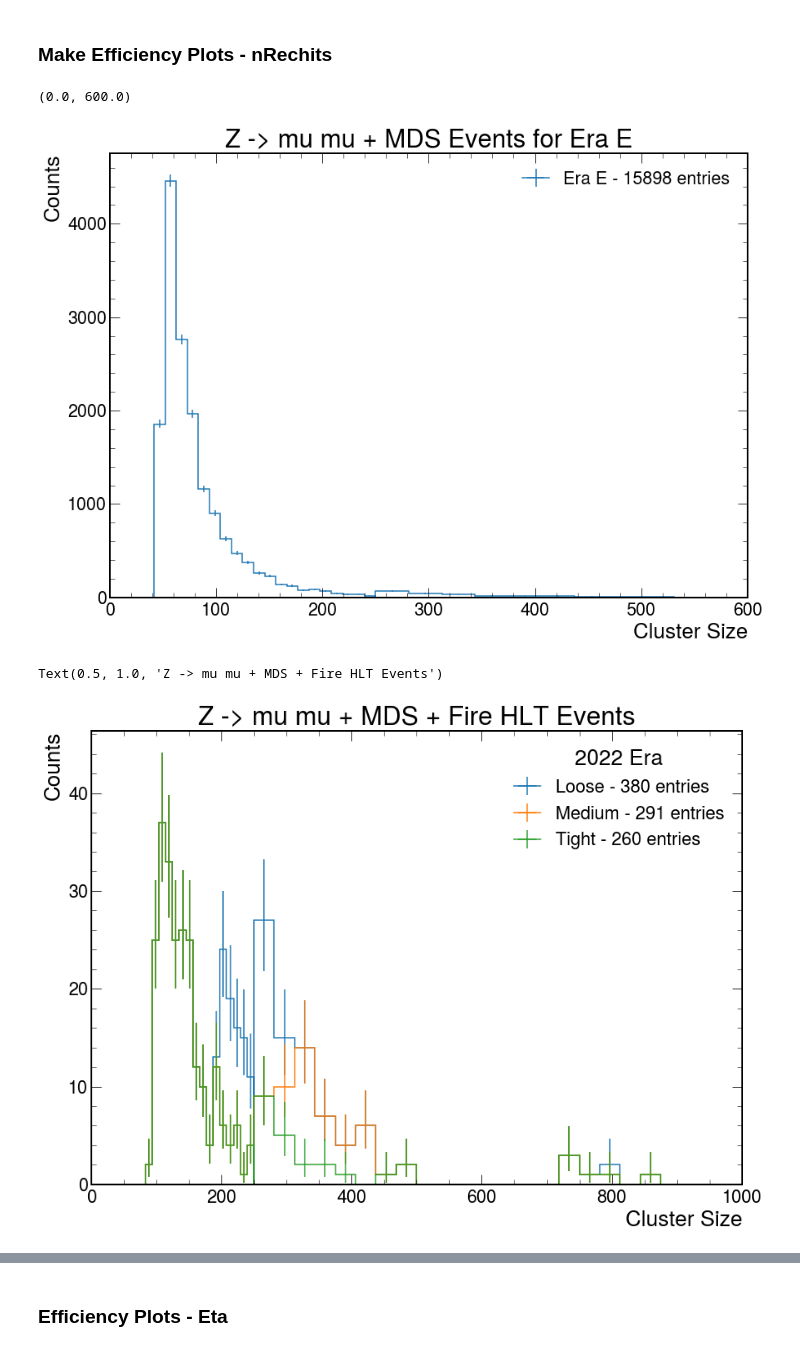
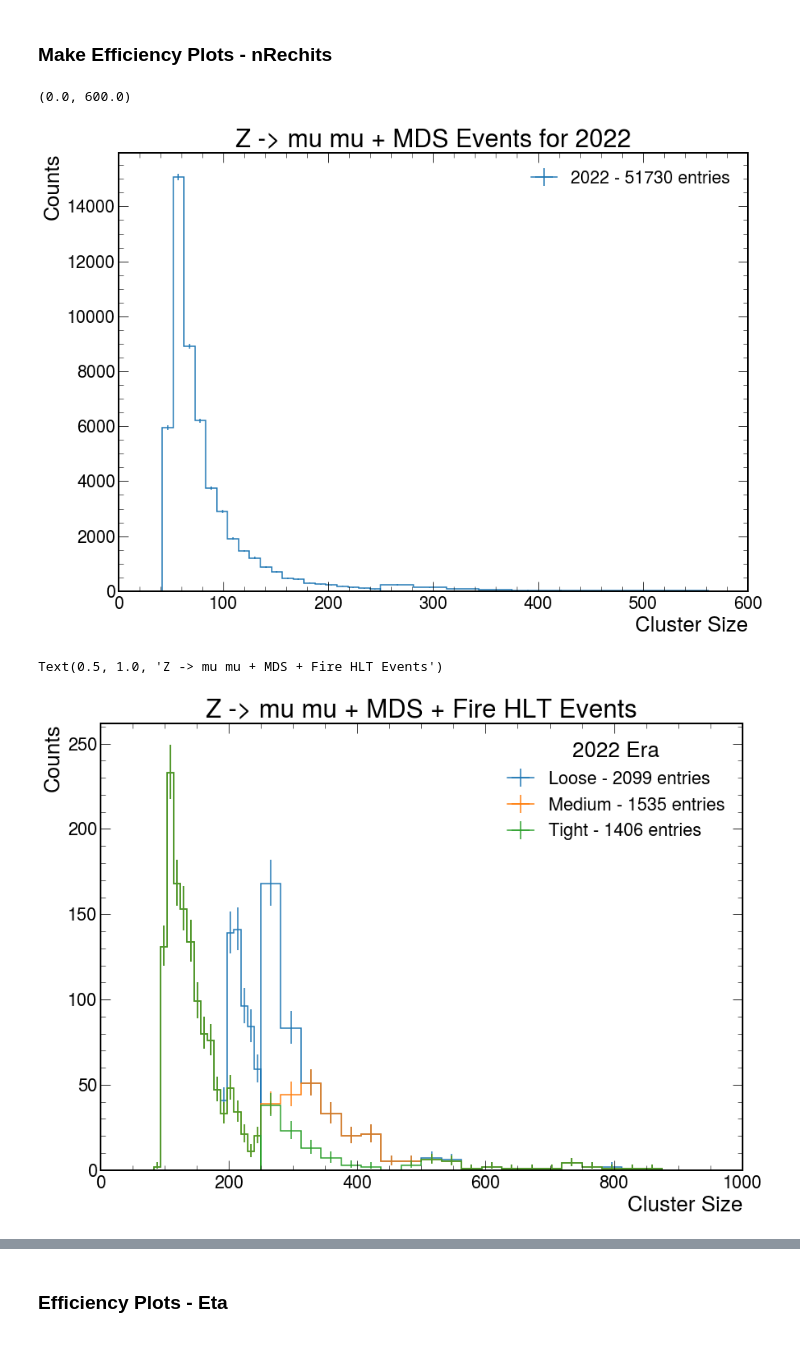
Before and after one commit to AlexAlbert41/run3_llp_analyzer, a Jupyter notebook: Plotting_Scripts/TnP_Plotting_Script_Updated.ipynb, the cells around one changed output, grey strips where cells are left out. Drawn from its saved outputs; the diff is of its cells as text; code cells hidden in the pictures.

Commit message:
with timing veto

```diff
--- a/Plotting_Scripts/TnP_Plotting_Script_Updated.ipynb
+++ b/Plotting_Scripts/TnP_Plotting_Script_Updated.ipynb
@@ -29,6 +27,7 @@ eras = ["Era_E"]
 EraE_Path = "/uscms/home/amalbert/nobackup/CMSSW_10_6_20/src/run3_llp_analyzer/MuonSystem_TnP__Run2022EraE_probeIso40_tightTag_clusterDecisions.root"
 EraF_Path = "/eos/uscms/store/user/amalbert/MDSTriggerEff/TnP_FirstOutput/Run2022EraF.root"
 EraG_Path = "/eos/uscms/store/user/amalbert/MDSTriggerEff/TnP_FirstOutput/Run2022EraG.root"
+all_path = "/uscms/home/amalbert/nobackup/CMSSW_10_6_20/src/run3_llp_analyzer/MuonSystem_TnP_all2022_noJobSplitting_TightTag_LooseIso_TimeVeto.root"
 # %%
 ak.behavior.update(candidate.behavior)
 
@@ -43,4 +42,5 @@ def getLZDF(f,nEvents=-1,version="new"): #lazy dataframe with events that have c
 events_E = getLZDF(EraE_Path)
 events_F = getLZDF(EraF_Path)
 events_G = getLZDF(EraG_Path)
+events_all = getLZDF(all_path)
 # %%
@@ -69,13 +69,15 @@ events_E.fields
 oneClusterEvents = {
     "Era_E": events_E[events_E["nCscRechitClusters"]==1],
     "Era_F": events_F[events_F["nCscRechitClusters"]==1],
-    "Era_G": events_G[events_G["nCscRechitClusters"]==1]
+    "Era_G": events_G[events_G["nCscRechitClusters"]==1],
+    "all": events_all[events_all["nCscRechitClusters"]==1]
 }
 
 moreClusterEvents= {
     "Era_E": events_E[events_E["nCscRechitClusters"]>1],
     "Era_F": events_F[events_F["nCscRechitClusters"]>1],
-    "Era_G": events_G[events_G["nCscRechitClusters"]>1]
+    "Era_G": events_G[events_G["nCscRechitClusters"]>1],
+    "all": events_all[events_all["nCscRechitClusters"]>1]
 }
 # %%
 #validate manual computation of HLT Decision
@@ -150,7 +152,9 @@ plt.xlim(0,200)
 #compute mask for whether a cluster has been matched to a probe muon
 matched_clusters_mask = {}
 for era in eras:
-    matched_clusters_mask[era] = ak.concatenate([ak.flatten(oneClusterEvents[era].cscRechitCluster_matchToProbeMuon), ak.flatten(moreClusterEvents[era].cscRechitCluster_matchToProbeMuon)])
+    one_cluster_mask = np.logical_and(ak.flatten(oneClusterEvents[era].cscRechitCluster_matchToProbeMuon), ak.flatten(oneClusterEvents[era].cscRechitCluster_PassTimeVeto))
+    many_cluster_mask = np.logical_and(ak.flatten(moreClusterEvents[era].cscRechitCluster_matchToProbeMuon), ak.flatten(moreClusterEvents[era].cscRechitCluster_PassTimeVeto))
+    matched_clusters_mask[era] = ak.concatenate([one_cluster_mask, many_cluster_mask])
 # %%
 # load HLT Decisions on a cluster-by-cluster basis
 # use HLT decision for one cluster events, computed "prediction" for events with more than one cluster
@@ -195,42 +199,42 @@ rechits_axis = hist.Cat("sample", "2022 Era")
 plt.style.use(hep.style.CMS)
 plt.figure(figsize=(14,10))
 rechits_hist = hist.Hist("Counts", rechits_axis, bins_rechits)
-arr_to_plot = matched_clusters_nhits["Era_E"]
-rechits_hist.fill(sample = f"Era E - {ak.count(arr_to_plot)} entries", cluster_size=arr_to_plot)
+arr_to_plot = matched_clusters_nhits["all"]
+rechits_hist.fill(sample = f"2022 - {ak.count(arr_to_plot)} entries", cluster_size=arr_to_plot)
 hist.plot1d(rechits_hist, density=False)
 plt.legend()
-plt.title("Z -> mu mu + MDS Events for Era E")
+plt.title("Z -> mu mu + MDS Events for 2022")
 plt.xlim(0,600)
 # %% [output]
 (0.0, 600.0)
-[figure, old version]
+[figure, new version]
 # %%
 plt.style.use(hep.style.CMS)
 plt.figure(figsize=(14,10))
 
 rechits_hist_HLTLoose = hist.Hist("Counts", rechits_axis, bins_rechits)
-arr_to_plot = matched_clusters_nhits["Era_E"][HLT_Loose_Decision["Era_E"]]
+arr_to_plot = matched_clusters_nhits["all"][HLT_Loose_Decision["all"]]
 rechits_hist_HLTLoose.fill(sample = f"Loose - {ak.count(arr_to_plot)} entries", cluster_size=arr_to_plot)
 hist.plot1d(rechits_hist_HLTLoose, density=False)
 
 
 rechits_hist_HLTMedium = hist.Hist("Counts", rechits_axis, bins_rechits)
-arr_to_plot = matched_clusters_nhits["Era_E"][HLT_Medium_Decision["Era_E"]]
+arr_to_plot = matched_clusters_nhits["all"][HLT_Medium_Decision["all"]]
 rechits_hist_HLTMedium.fill(sample = f"Medium - {ak.count(arr_to_plot)} entries", cluster_size=arr_to_plot)
 hist.plot1d(rechits_hist_HLTMedium, density=False)
 
 rechits_hist_HLTTight = hist.Hist("Counts", rechits_axis, bins_rechits)
-arr_to_plot = matched_clusters_nhits["Era_E"][HLT_Tight_Decision["Era_E"]]
+arr_to_plot = matched_clusters_nhits["all"][HLT_Tight_Decision["all"]]
 rechits_hist_HLTTight.fill(sample = f"Tight - {ak.count(arr_to_plot)} entries", cluster_size=arr_to_plot)
 hist.plot1d(rechits_hist_HLTTight, density=False)
 
 
 plt.title("Z -> mu mu + MDS + Fire HLT Events")
 #plt.xlim(0,300)
 #rechits_hist.plot1d_ratio()
 # %% [output]
 Text(0.5, 1.0, 'Z -> mu mu + MDS + Fire HLT Events')
-[figure, old version]
+[figure, new version]
 # %%
 import matplotlib
 fig  = plt.figure(figsize=(14,10))
```
Also changed, not shown: parts of 15 cells of this notebook.
